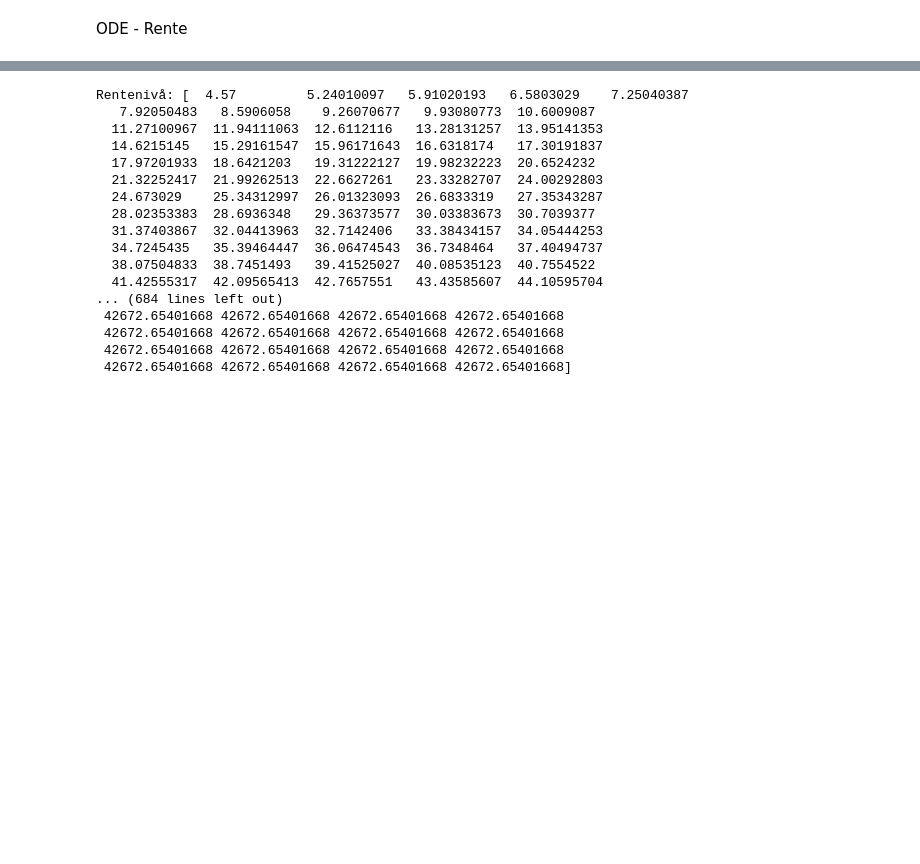
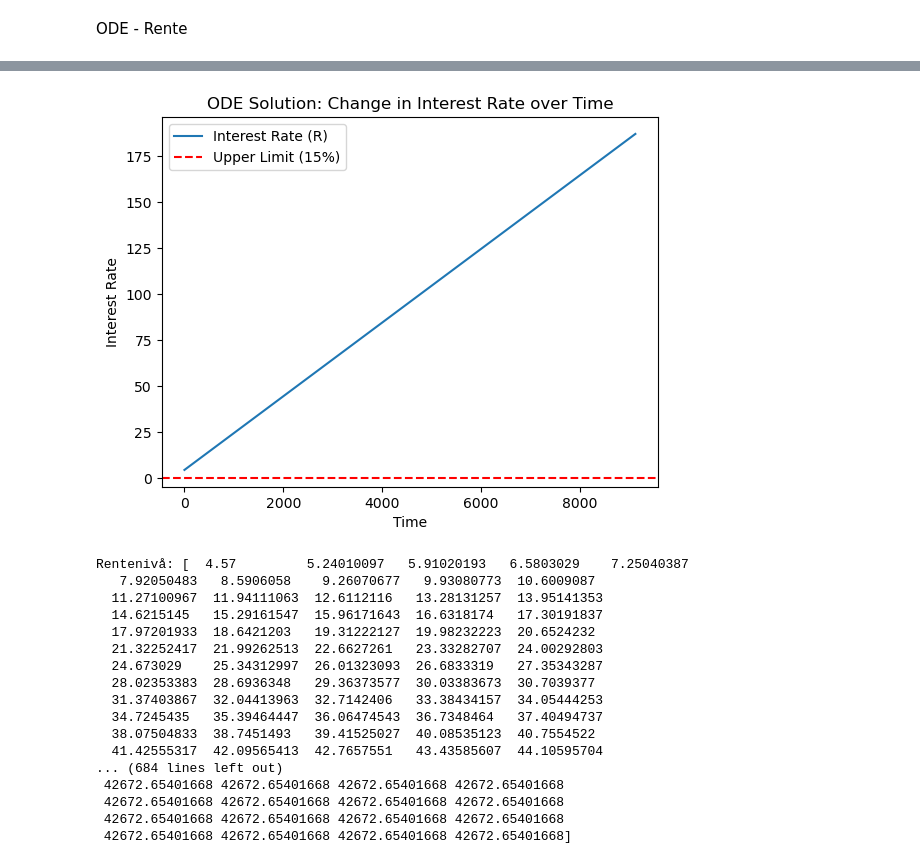
Before and after one commit to 591118/ProsjektADAH2023, a Jupyter notebook: prosjekt501.ipynb, the cells around one changed output, grey strips where cells are left out. Cells and saved outputs as stored; diff of their text form; code cells hidden in the pictures; blank space fills up the shorter version.

```diff
--- a/prosjekt501.ipynb
+++ b/prosjekt501.ipynb
@@ -632,3 +676,40 @@ def calculate_effective_rate(r_nom, n):
+# %%
+import numpy as np
+from scipy.integrate import odeint
+from scipy.optimize import minimize
+import matplotlib.pyplot as plt
+
+# Function to represent the ODE
+def dR_dt(R, t, r_nom):
+    n = 12  # Assuming monthly compounding
+    r_eff = calculate_effective_rate(r_nom, n)
+    return r_eff + 0.02
+
+# Objective function to minimize
+def objective(params, t_points, initial_R):
+    r_nom = params[0]
+    solution = odeint(dR_dt, initial_R, t_points, args=(r_nom,))
+    return np.sum(np.maximum(0, solution - 0.15)**2)  # Penalty for exceeding 15%
+
+# Perform optimization to find the nominal interest rate
+result = minimize(objective, x0=[0.05], args=(t, R0), bounds=[(0, 0.15)])
+
+# Extract the optimal nominal interest rate
+optimal_r_nom = result.x[0]
+
+# Solve the ODE with the optimal nominal interest rate
+solution = odeint(dR_dt, R0, t, args=(optimal_r_nom,))
+
+# Plot the solution
+plt.plot(t, solution, label='Interest Rate (R)')
+plt.axhline(0.15, color='red', linestyle='--', label='Upper Limit (15%)')
+plt.xlabel('Time')
+plt.ylabel('Interest Rate')
+plt.title('ODE Solution: Change in Interest Rate over Time')
+plt.legend()
+plt.show()
+# %% [output]
+[figure, added]
 # %%
 def dR_dt(R, t):
     r_nom = 0.0521  # Nominal interest rate
```
Also changed, not shown: parts of 5 cells of this notebook, 1 other file.
